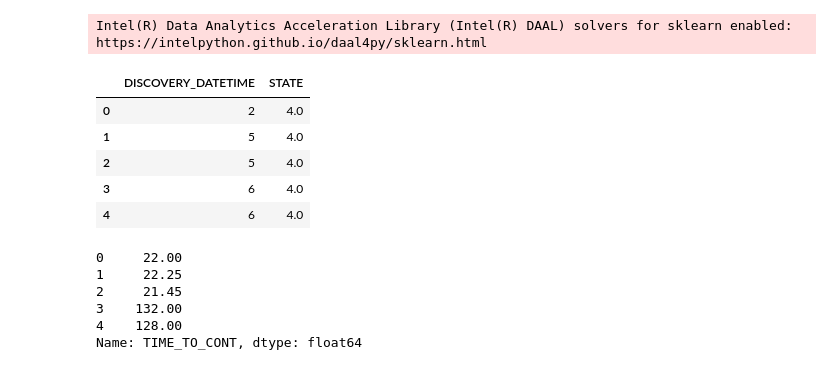
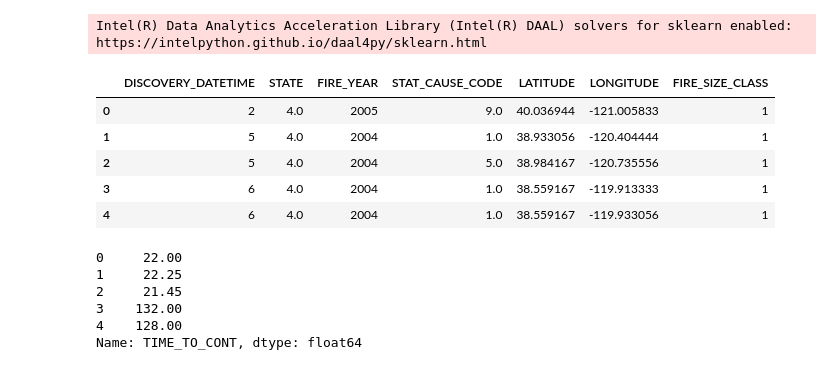
Before and after one commit to li-mc/wildfire_data, a Jupyter notebook: analysis_using_starting_features.ipynb, the cells around one changed output. Cells and saved outputs as stored; diff of their text form; code cells hidden in the pictures.

```diff
--- a/analysis_using_starting_features.ipynb
+++ b/analysis_using_starting_features.ipynb
@@ -12,15 +12,20 @@ Intel(R) Data Analytics Acceleration Library (Intel(R) DAAL) solvers for sklearn
 # %%
 X = pd.read_pickle('wildfire_encoded_data.pkl')
 y = pd.read_pickle('wildfire_encoded_labels.pkl')
+#Grab more features from the final dataset.
+X_1 = pd.read_pickle('final_dataset_1.pkl')
+# %%
+y_1 = X_1['TIME_TO_CONT']
+X_1 = X_1.drop(columns=['TIME_TO_CONT'])
 # %%
-X.head()
+X_1.head()
 # %% [output]
-|  | DISCOVERY_DATETIME | STATE |
-| 0 | 2 | 4.0 |
-| 1 | 5 | 4.0 |
-| 2 | 5 | 4.0 |
-| 3 | 6 | 4.0 |
-| 4 | 6 | 4.0 |
+|  | DISCOVERY_DATETIME | STATE | FIRE_YEAR | STAT_CAUSE_CODE | LATITUDE | LONGITUDE | FIRE_SIZE_CLASS |
+| 0 | 2 | 4.0 | 2005 | 9.0 | 40.036944 | -121.005833 | 1 |
+| 1 | 5 | 4.0 | 2004 | 1.0 | 38.933056 | -120.404444 | 1 |
+| 2 | 5 | 4.0 | 2004 | 5.0 | 38.984167 | -120.735556 | 1 |
+| 3 | 6 | 4.0 | 2004 | 1.0 | 38.559167 | -119.913333 | 1 |
+| 4 | 6 | 4.0 | 2004 | 1.0 | 38.559167 | -119.933056 | 1 |
 # %%
 y.head()
 # %% [output]
```
Also changed, not shown: parts of 14 cells of this notebook, 12 other files.
